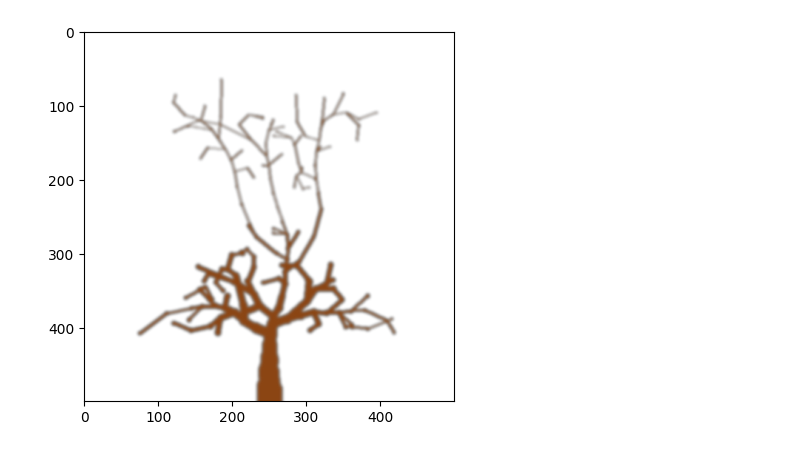
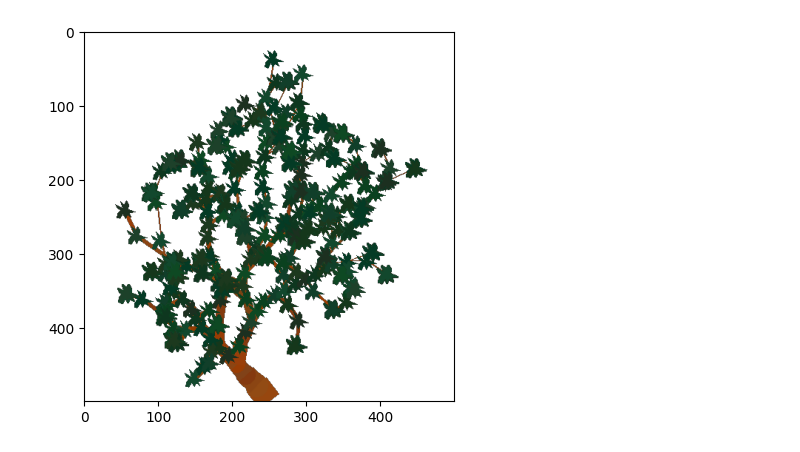
Before and after one commit to jackmead515/pyevosim, a Jupyter notebook: playground/space_colonization.ipynb, the cells around one changed output. Saved outputs shown, nothing was run; the diff lists cells and outputs as text; code cells hidden in the pictures.

```diff
--- a/playground/space_colonization.ipynb
+++ b/playground/space_colonization.ipynb
@@ -51,7 +70,7 @@ class Leaf:
 # %%
 class Branch:
 
-    def __init__(self, parent, position, direction, width):
+    def __init__(self, parent, position, direction, width, is_trunk=False):
         self.parent = parent
         self.position = position
         self.direction = direction
@@ -59,6 +78,7 @@ class Branch:
         self.width = width
         self.original_direction = direction
         self.count = 0
+        self.is_trunk = is_trunk
 
     def next(self, decay):
         next_dir = np.multiply(self.direction, self.length)
@@ -82,7 +102,7 @@ class Tree:
         self.leaves = []
         self.branches = []
 
-        self.root = Branch(None, (width / 2, height), [0, -1], base_width)
+        self.root = Branch(None, (width / 2, height), [0, -1], base_width, is_trunk=True)
         self.branches.append(self.root)
 
 
@@ -139,6 +159,7 @@ class Tree:
 
             if not found:
                 branch = current.next(self.branch_decay)
+                branch.is_trunk = True
                 self.branches.append(branch)
                 current = branch
 
@@ -156,12 +177,7 @@ tree = Tree(
     max_distance=100,
     base_width=40,
     branch_decay=0.85,
-    generation_shape=[
-        (100, 100),
-        (width-100, 100),
-        (100, height-100),
-        (width-100, height-100),
-    ],
+    generation_shape=vertices,
 )
 tree.initialize()
 for i in tqdm(range(100)):
@@ -169,44 +185,88 @@ for i in tqdm(range(100)):
 # %%
 image = Image.new("RGBA", (width, height), (0, 0, 0, 0))
 draw = ImageDraw.Draw(image)
+
+browns = [
+    (139, 69, 19, 255),
+]
+
+for i in range(10):
+    browns.append((
+        browns[i-1][0] + np.random.randint(-10, 10),
+        browns[i-1][1] + np.random.randint(-10, 10),
+        browns[i-1][2] + np.random.randint(-10, 10),
+        browns[i-1][3] + np.random.randint(-10, 10),
+    ))
 
 for branch in tree.branches:
     if branch.parent is not None:
         draw.line((
             branch.position[0],
             branch.position[1],
             branch.parent.position[0],
             branch.parent.position[1]),
-            fill=(139, 69, 19, 255),
+            fill=random.choice(browns),
             width=int(branch.width)
         )
 
         # draw ellipse at branch position
         draw.ellipse((
             branch.position[0]-branch.width*0.45,
             branch.position[1]-branch.width*0.45,
             branch.position[0]+branch.width*0.45,
             branch.position[1]+branch.width*0.45),
-            fill=(139, 69, 19, 255)
+            fill=random.choice(browns)
         )
 
-        # draw leave at branch end as a triangle at a random angle
-        # draw.polygon((
-        #     branch.position[0] + 5 * np.cos(branch.direction[0] + np.pi / 2),
-        #     branch.position[1] + 5 * np.sin(branch.direction[0] + np.pi / 2),
-        #     branch.position[0] + 5 * np.cos(branch.direction[0] - np.pi / 2),
-        #     branch.position[1] + 5 * np.sin(branch.direction[0] - np.pi / 2),
-        #     branch.position[0] + 10 * np.cos(branch.direction[0]),
-        #     branch.position[1] + 10 * np.sin(branch.direction[0])),
-        #     fill=(0, 255, 0, 255)
-        # )
+        # draw leaf_verts at branch position
+        #leaf_verts = rotate_polygon(leaf_verts, np.random.uniform(0, 2*np.pi))
+        #leaf_verts = translate_polygon(leaf_verts, branch.position[0], branch.position[1])
+
+from PIL import ImageFilter, ImageChops
+#image = image.filter(ImageFilter.GaussianBlur(1))
+#image = ImageChops.add(image, image.filter(ImageFilter.SHARPEN))
+#draw = ImageDraw.Draw(image)
+
+greens = [
+    (28, 48, 32, 255),
+]
+# vary leaf color
+for i in range(1, 10):
+    greens.append((
+        greens[i-1][0] + np.random.randint(-10, 10),
+        greens[i-1][1] + np.random.randint(-10, 10),
+        greens[i-1][2] + np.random.randint(-10, 10),
+        greens[i-1][3] + np.random.randint(-10, 10),
+    ))
+
+for branch in tree.branches:
+    if branch.is_trunk:
+        continue
+    if branch.width >= tree.base_width*0.6:
+        continue
+
+    verts = copy.deepcopy(leaf_verts)
+
+    #verts = rotate_polygon(verts, np.random.uniform(0, 2*np.pi))
+
+    verts = center_on_point(
+        verts,
+        branch.position[0] + np.random.uniform(-1, 1),
+        branch.position[1] + np.random.uniform(-1, 1)
+    )
+
+    #verts = rotate_around_center(verts, np.random.uniform(0, 2*np.pi))
+    draw.polygon(verts, fill=random.choice(greens))
+
+#draw.polygon(leaf_verts, fill=(28, 48, 32, 255))
+#draw.polygon(vertices, outline=(0,0,0,255))
 
 # blur image
-from PIL import ImageFilter, ImageChops
-image = image.filter(ImageFilter.GaussianBlur(2))
-
+#from PIL import ImageFilter, ImageChops
+#image = image.filter(ImageFilter.GaussianBlur(2))
+#
 plt.imshow(image)
 
 image.save("tree.png")
 # %% [output]
-[figure, old version]
+[figure, new version]
```
Also changed, not shown: parts of 2 cells of this notebook, 17 other files.
